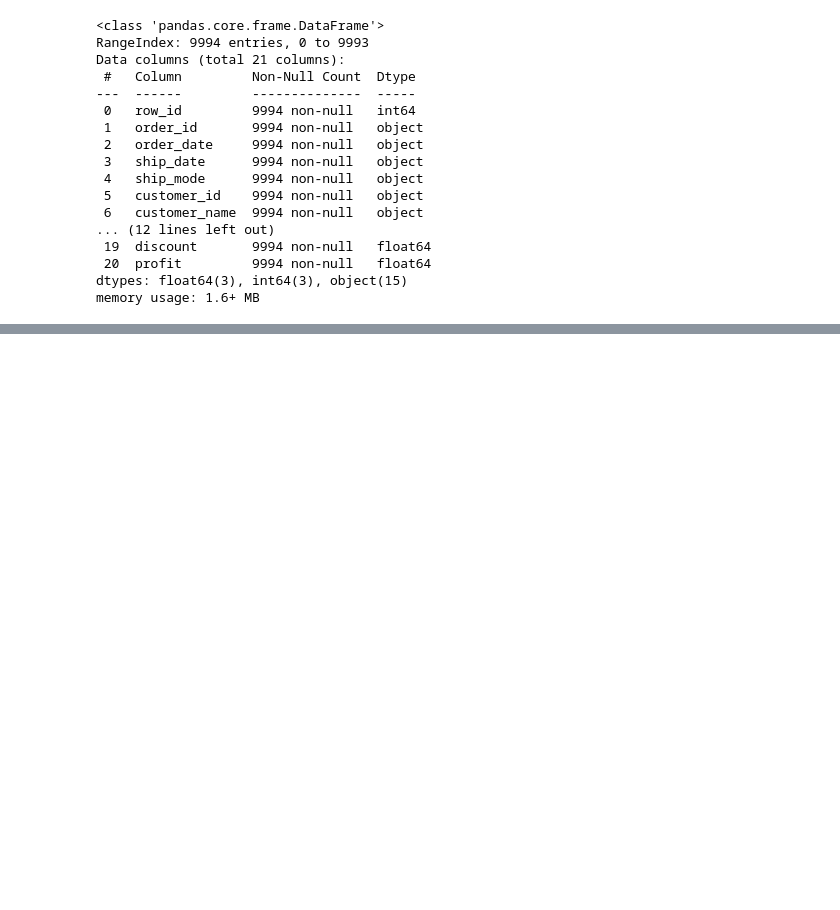
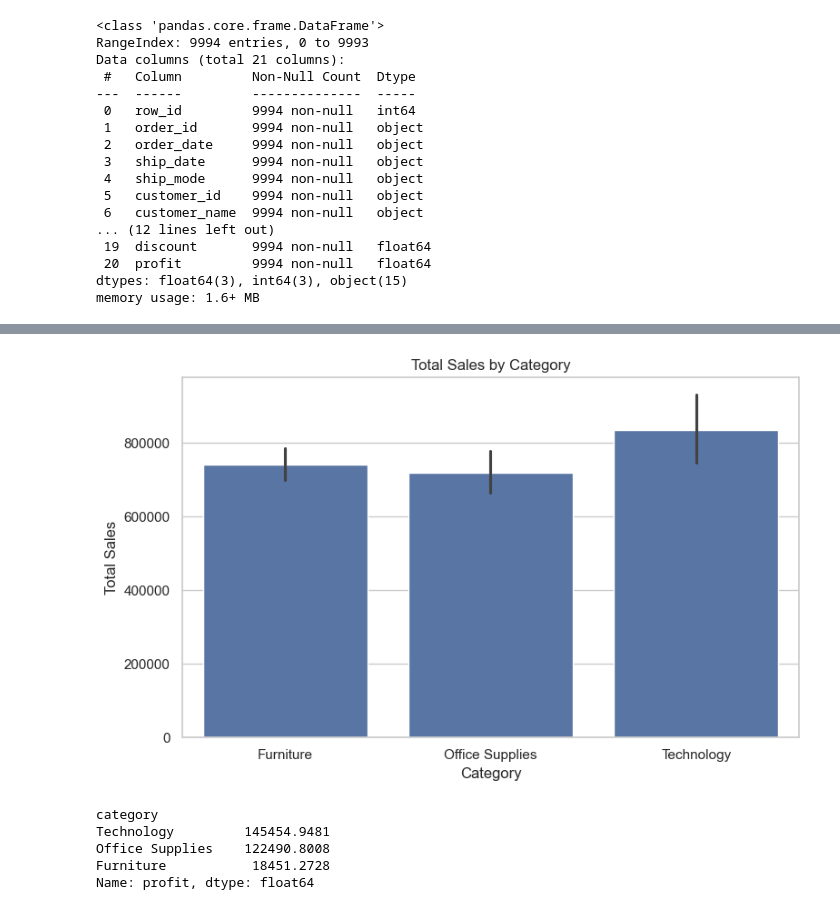
Before and after one commit to gildaemeni/retail-sales-data-analysis, a Jupyter notebook: Retail_Sales_Analysis.ipynb, the cells around one changed output, grey strips where cells are left out. Cells and saved outputs as stored; diff of their text form; code cells hidden in the pictures; blank space fills up the shorter version.

```diff
--- a/Retail_Sales_Analysis.ipynb
+++ b/Retail_Sales_Analysis.ipynb
@@ -151,0 +183,22 @@ memory usage: 1.6+ MB
+# %%
+# Bar chart showing the total sales by category
+plt.figure(figsize=(8, 5))
+sns.barplot(data=df, x='category', y='sales', estimator=sum)
+
+plt.title('Total Sales by Category')
+plt.xlabel('Category')
+plt.ylabel('Total Sales')
+plt.tight_layout()
+
+plt.show()
+# %% [output]
+[figure, added]
+# %%
+# Group the profit by the category and total them
+df.groupby('category')['profit'].sum().sort_values(ascending=False)
+# %% [output]
+category
+Technology         145454.9481
+Office Supplies    122490.8008
+Furniture           18451.2728
+Name: profit, dtype: float64
```
Also changed, not shown: parts of 6 cells of this notebook.
